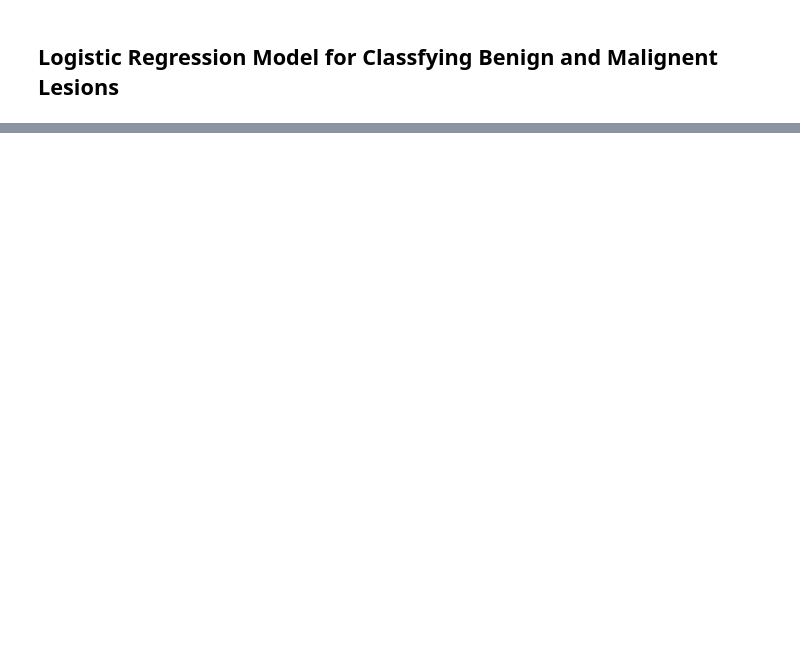
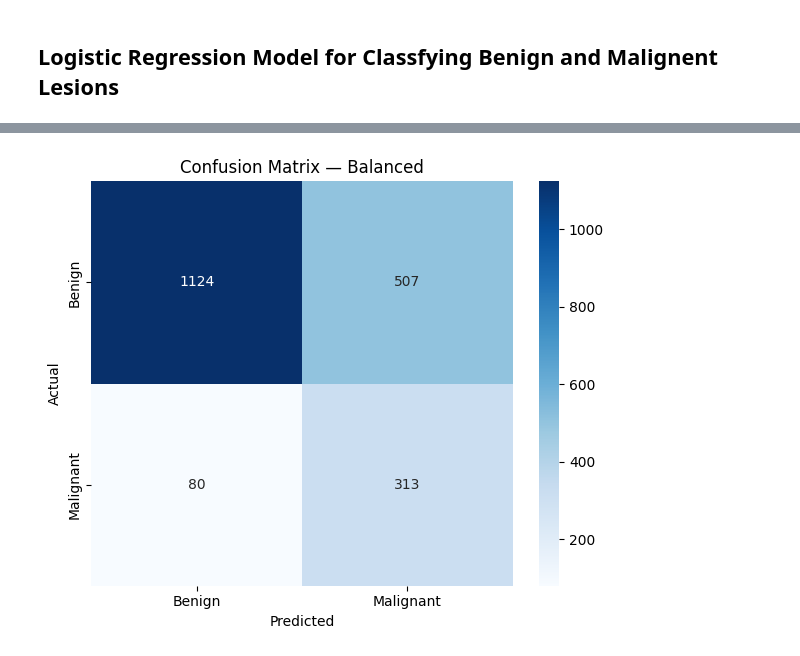
Before and after one commit to adharampal/skin-leision-detection, a Jupyter notebook: logistic_regression.ipynb, the cells around one changed output, grey strips where cells are left out. Saved outputs shown, nothing was run; the diff lists cells and outputs as text; code cells hidden in the pictures; blank space fills up the shorter version.

```diff
--- a/logistic_regression.ipynb
+++ b/logistic_regression.ipynb
@@ -158,0 +177,15 @@ F1: 0.5045795170691091
+# %%
+best = max(results, key=lambda r: r["f1"])
+
+fig, ax = plt.subplots(figsize=(6, 5))
+cm = confusion_matrix(y_test, best["y_pred"])
+sns.heatmap(cm, annot=True, fmt="d", cmap="Blues", ax=ax,
+            xticklabels=["Benign", "Malignant"],
+            yticklabels=["Benign", "Malignant"])
+ax.set_title(f"Confusion Matrix — {best['label']}")
+ax.set_ylabel("Actual")
+ax.set_xlabel("Predicted")
+plt.tight_layout()
+plt.show()
+# %% [output]
+[figure, added]
```
Also changed, not shown: parts of 25 cells of this notebook, 3 other files.
